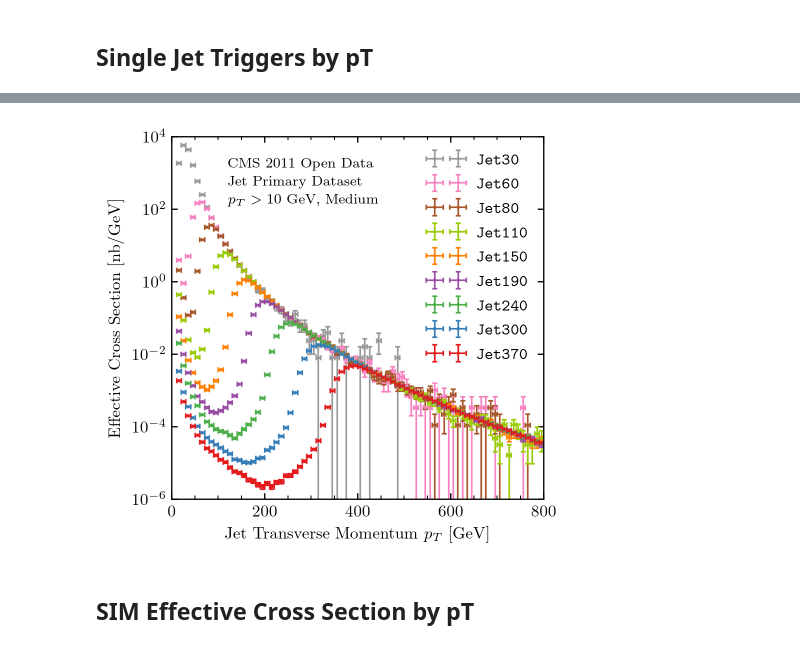
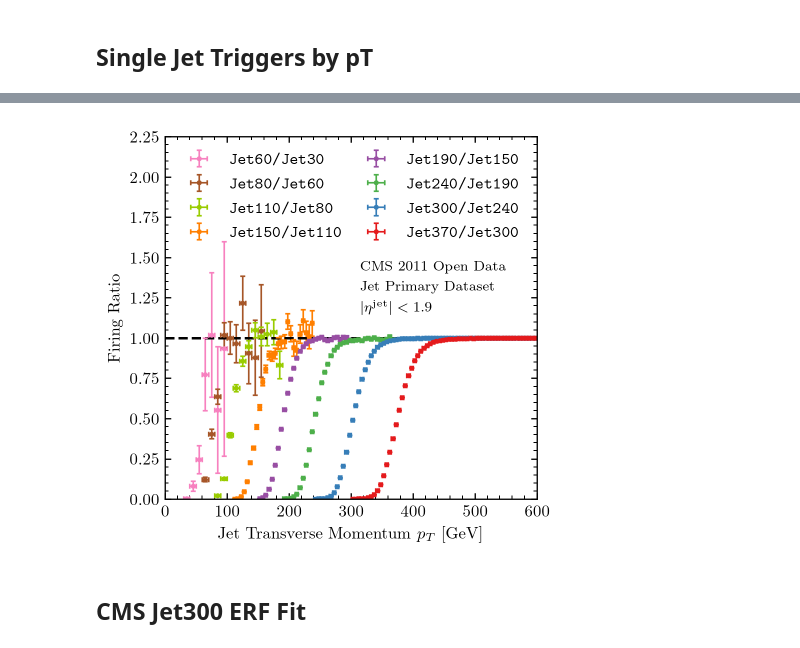
Before and after one commit to pkomiske/MOD, a Jupyter notebook: CMS2011AJets/analyzer/python/Triggers.ipynb, the cells around one changed output, grey strips where cells are left out. Cells and saved outputs as stored; diff of their text form; code cells hidden in the pictures.

```diff
--- a/CMS2011AJets/analyzer/python/Triggers.ipynb
+++ b/CMS2011AJets/analyzer/python/Triggers.ipynb
@@ -551,0 +579,15 @@ if save:
+# %%
+bins = np.linspace(0, 2500, 101)
+midbins = (bins[1:] + bins[:-1])/2
+binwidth = bins[1] - bins[0]
+
+sim_xs = np.load(utils.path('sim', 'CrossSections.pickle'), allow_pickle=True)
+
+eff_xs_hists = {}
+for ptmin,pts in sim_trs.items():
+    hist, errs, bins = modplot.calc_hist(sim_trs[ptmin]['jet_pts'], bins=bins, density=False)
+
+    # to convert counts to nb
+    c = sim_xs[ptmin]['xs']/sim_xs[ptmin]['nev']/binwidth/10**3
+
+    eff_xs_hists[ptmin] = (hist*c, errs*c)
@@ -565,35 +713,53 @@ for i,name in enumerate(jet_trig_names):
+# %%
+# load saved turn on curves
+f = np.load(utils.path('cms', 'plotdata/TriggerTurnOnHardestJet.npz'))
+trig_turnons = {name: f[name] for name in jet_trig_names[1:]}
+bins, bins_low = f['bins'], f['bins_low']
 # %%
+# middle of the pt bins
+midbins = (bins[1:] + bins[:-1])/2
+midbins_low = (bins_low[1:] + bins_low[:-1])/2
+
+# range to plot for given trigger
+xrange = {'HLT_Jet60':  (30, 100), 'HLT_Jet80':  (60, 160),
+          'HLT_Jet110': (80, 190), 'HLT_Jet150': (110, 240),
+          'HLT_Jet190': (150, 300), 'HLT_Jet240': (190, 370),
+          'HLT_Jet300': (240, max(bins)), 'HLT_Jet370': (300, max(bins))}
+
 fig, axes = modplot.axes(ratio_plot=False,
-                         xlim=(min(bins), max(bins)), ylim=(10**-6, 10**4),
+                         xlim=(min(bins), max(bins)), ylim=(0, 2.25),
                          xlabel=r'Jet Transverse Momentum $p_T$ [GeV]',
-                         ylabel='Effective Cross Section [nb/GeV]')
+                         ylabel='Firing Ratio')
 ax = axes[0]
-ax.set_yscale('log')
 
-for i,name in enumerate(jet_trig_names):
-    hist, errs = eff_xs_hists[name]
+# plot horizontal line
+ax.plot([min(bins), max(bins)], [1, 1], '--', color='black', lw=1.5)
 
-    c = np.sum(trigs[name]['leffs'])*binwidth
+# iterate over tirggers and plot them
+for i,name in enumerate(jet_trig_names[1:]):
+    midbins_local = midbins_low if i < 3 else midbins
 
-    ax.errorbar(midbins, hist/c, xerr=binwidth/2, yerr=errs/c,
-                marker='o', ms=1, ls='none', elinewidth=1, capthick=1, capsize=1.5,
-                label=r'\tt {}'.format(name[4:]), color=trigger_colors[name])
+    mask = (xrange[name][0] <= midbins_local) & (midbins_local <= xrange[name][1])
+    rates, errs = trig_turnons[name][mask,0], trig_turnons[name][mask,1]
+    ax.errorbar(midbins_local[mask], rates, yerr=errs, xerr=(midbins_local[1] - midbins_local[0])/2,
+                marker='o', ms=2, ls='none', elinewidth=1, capthick=1, capsize=1.5,
+                label=r'\tt {}/{}'.format(name[4:], jet_trig_names[i][4:]), color=trigger_colors[name])
 
 # legend
-ax.legend(loc='upper right', frameon=False, ncol=1, numpoints=2)
+ax.legend(loc='upper center', frameon=False, ncol=2, columnspacing=1)
 
 # stamp
-modplot.stamp(0.15, 0.925, delta_y=0.05,
+modplot.stamp(0.525, 0.64, delta_y=0.055,
               line_0='CMS 2011 Open Data',
               line_1='Jet Primary Dataset',
-              line_2=r'$p_T>10$ GeV, Medium')
+              line_2=r'$|\eta^{\rm jet}|<1.9$')
 
 if save:
-    modplot.save(fig, 'CMS_EffectiveCrossSectionByPtHardestJet',
-                 tx=44.5, ty=252, out_plots_dir='../plots/Triggers')
+    modplot.save(fig, 'CMS_TriggerTurnOnHardestJet',
+                 tx=40.5, ty=252, out_plots_dir='../plots/Triggers')
 
 fig.show()
 # %% [output]
-[figure, old version]
+[figure, new version]
-# %% [markdown]
-## SIM Effective Cross Section by pT
+# %% [markdown]
+## CMS Jet300 ERF Fit
```
Also changed, not shown: parts of 42 cells of this notebook, 26 other files.
